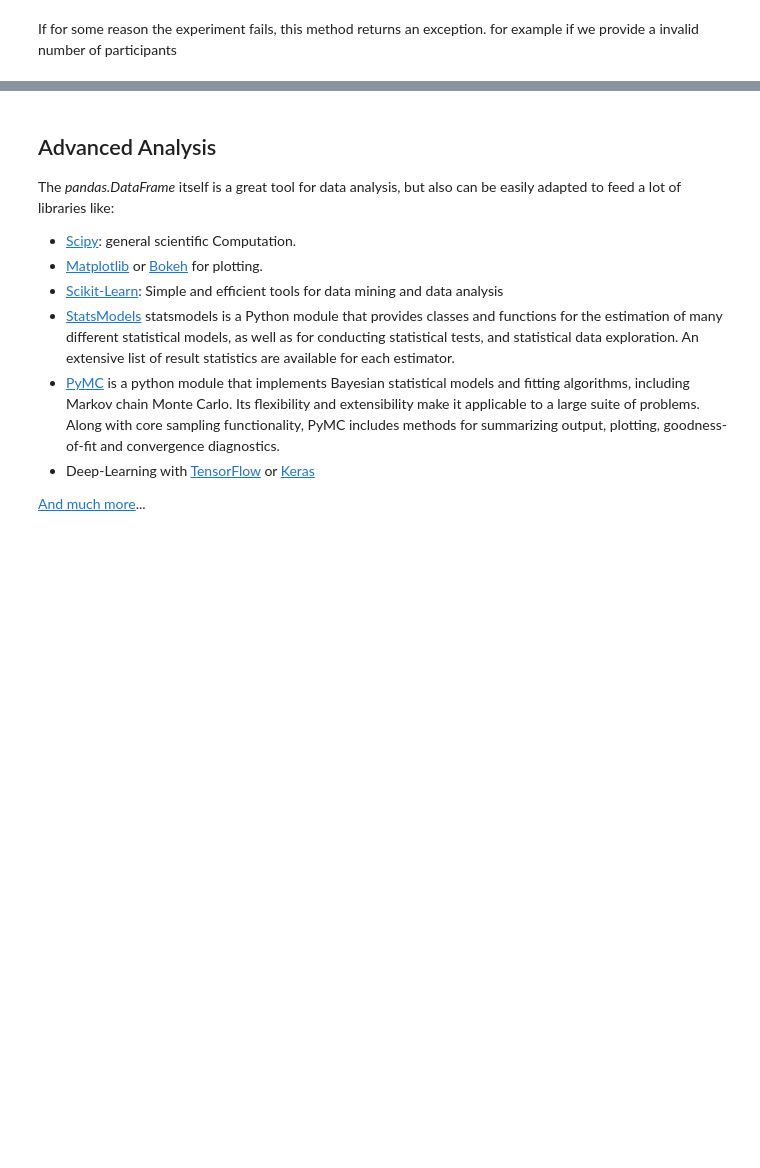
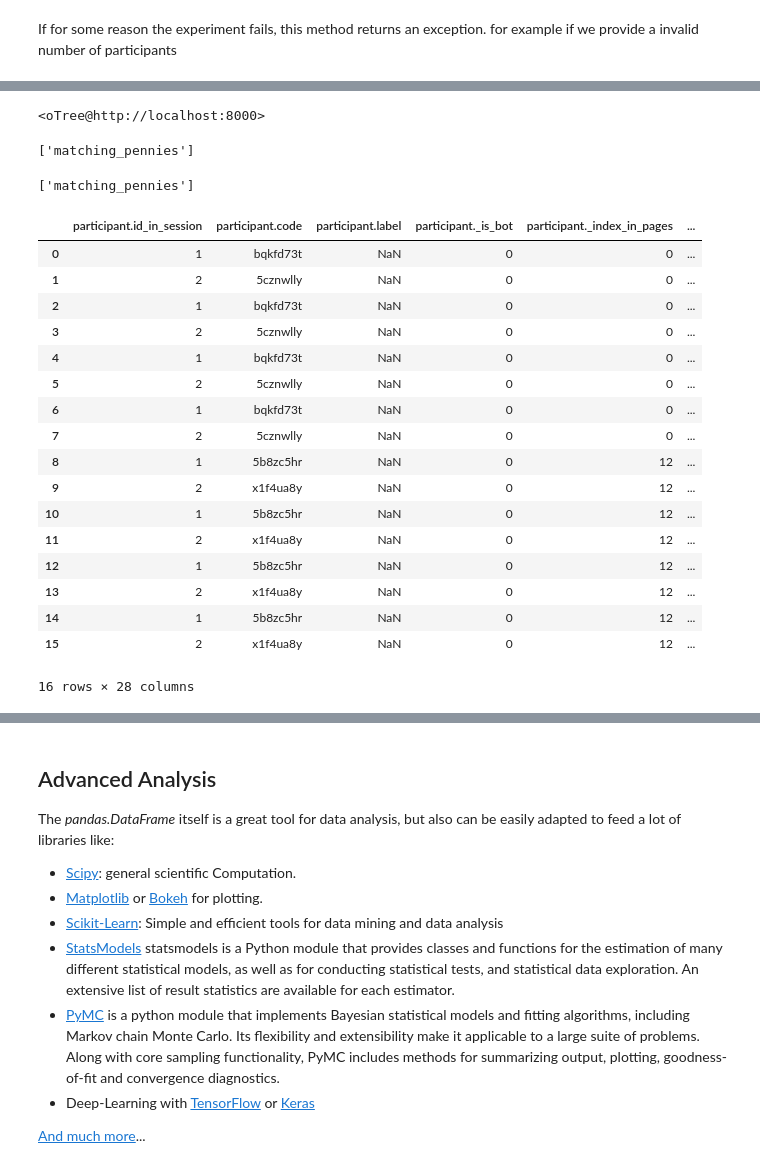
Before and after one commit to leliel12/scikit-otree, a Jupyter notebook: tutorial.ipynb, the cells around one changed output, grey strips where cells are left out. Drawn from its saved outputs; the diff is of its cells as text; code cells hidden in the pictures; blank space fills up the shorter version.

```diff
--- a/tutorial.ipynb
+++ b/tutorial.ipynb
@@ -387,0 +420,34 @@ rootdir: /home/juan/proyectos/skotree, inifile:
+# %%
+remote = skotree.oTree("http://localhost:8000")
+remote
+# %% [output]
+<oTree@http://localhost:8000>
+# %%
+remote.lsapps()
+# %% [output]
+['matching_pennies']
+# %%
+remote.lssessions()
+# %% [output]
+['matching_pennies']
+# %%
+remote.app_data("matching_pennies")
+# %% [output]
+|  | participant.id_in_session | participant.code | participant.label | participant._is_bot | participant._index_in_pages | ... |
+| 0 | 1 | bqkfd73t | NaN | 0 | 0 | ... |
+| 1 | 2 | 5cznwlly | NaN | 0 | 0 | ... |
+| 2 | 1 | bqkfd73t | NaN | 0 | 0 | ... |
+| 3 | 2 | 5cznwlly | NaN | 0 | 0 | ... |
+| 4 | 1 | bqkfd73t | NaN | 0 | 0 | ... |
+| 5 | 2 | 5cznwlly | NaN | 0 | 0 | ... |
+| 6 | 1 | bqkfd73t | NaN | 0 | 0 | ... |
+| 7 | 2 | 5cznwlly | NaN | 0 | 0 | ... |
+| 8 | 1 | 5b8zc5hr | NaN | 0 | 12 | ... |
+| 9 | 2 | x1f4ua8y | NaN | 0 | 12 | ... |
+| 10 | 1 | 5b8zc5hr | NaN | 0 | 12 | ... |
+| 11 | 2 | x1f4ua8y | NaN | 0 | 12 | ... |
+| 12 | 1 | 5b8zc5hr | NaN | 0 | 12 | ... |
+| 13 | 2 | x1f4ua8y | NaN | 0 | 12 | ... |
+| 14 | 1 | 5b8zc5hr | NaN | 0 | 12 | ... |
+| 15 | 2 | x1f4ua8y | NaN | 0 | 12 | ... |
+16 rows × 28 columns
```
Also changed, not shown: parts of 21 cells of this notebook, 3 other files.
